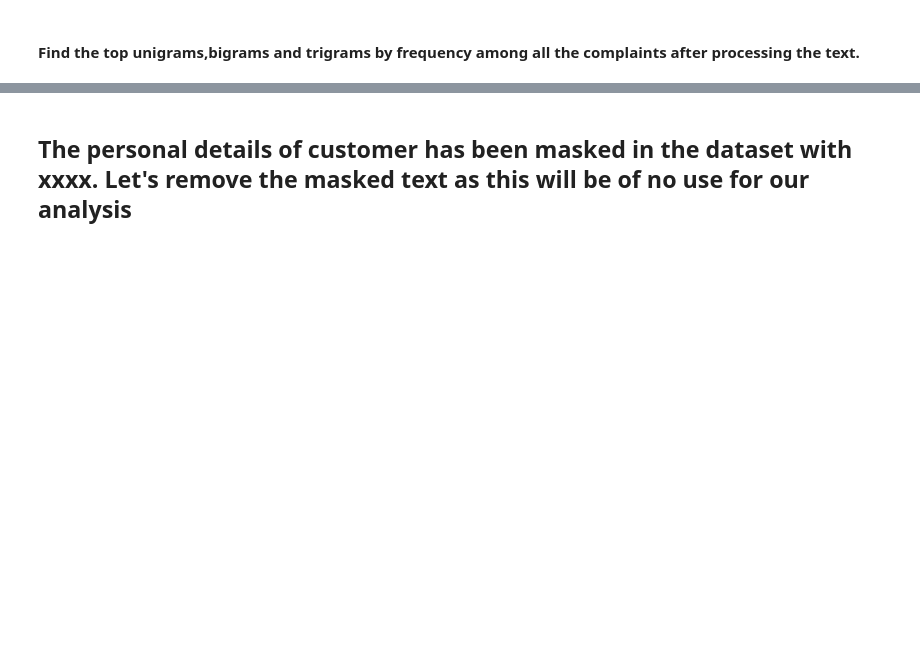
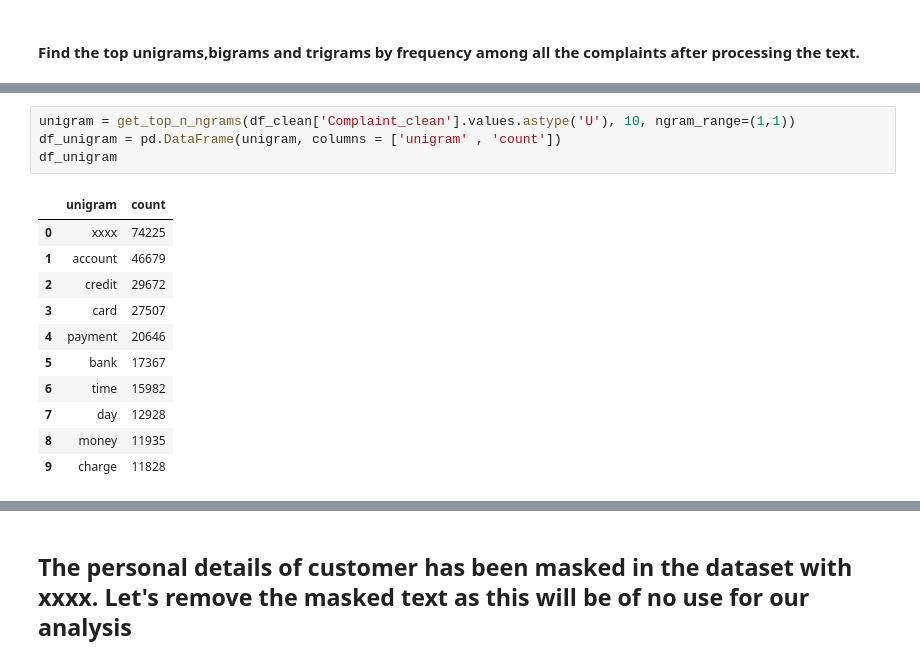
Before and after one commit to chitra-psg/nlp_ticket_classification, a Jupyter notebook: Automatic_Ticket_Classification_Assignment.ipynb, the cells around one changed output, grey strips where cells are left out. Cells and saved outputs as stored; diff of their text form; blank space fills up the shorter version.

```diff
--- a/Automatic_Ticket_Classification_Assignment.ipynb
+++ b/Automatic_Ticket_Classification_Assignment.ipynb
@@ -433,0 +423,16 @@ True
+# %%
+unigram = get_top_n_ngrams(df_clean['Complaint_clean'].values.astype('U'), 10, ngram_range=(1,1))
+df_unigram = pd.DataFrame(unigram, columns = ['unigram' , 'count'])
+df_unigram
+# %% [output]
+|  | unigram | count |
+| 0 | xxxx | 74225 |
+| 1 | account | 46679 |
+| 2 | credit | 29672 |
+| 3 | card | 27507 |
+| 4 | payment | 20646 |
+| 5 | bank | 17367 |
+| 6 | time | 15982 |
+| 7 | day | 12928 |
+| 8 | money | 11935 |
+| 9 | charge | 11828 |
```
Also changed, not shown: parts of 20 cells of this notebook.
